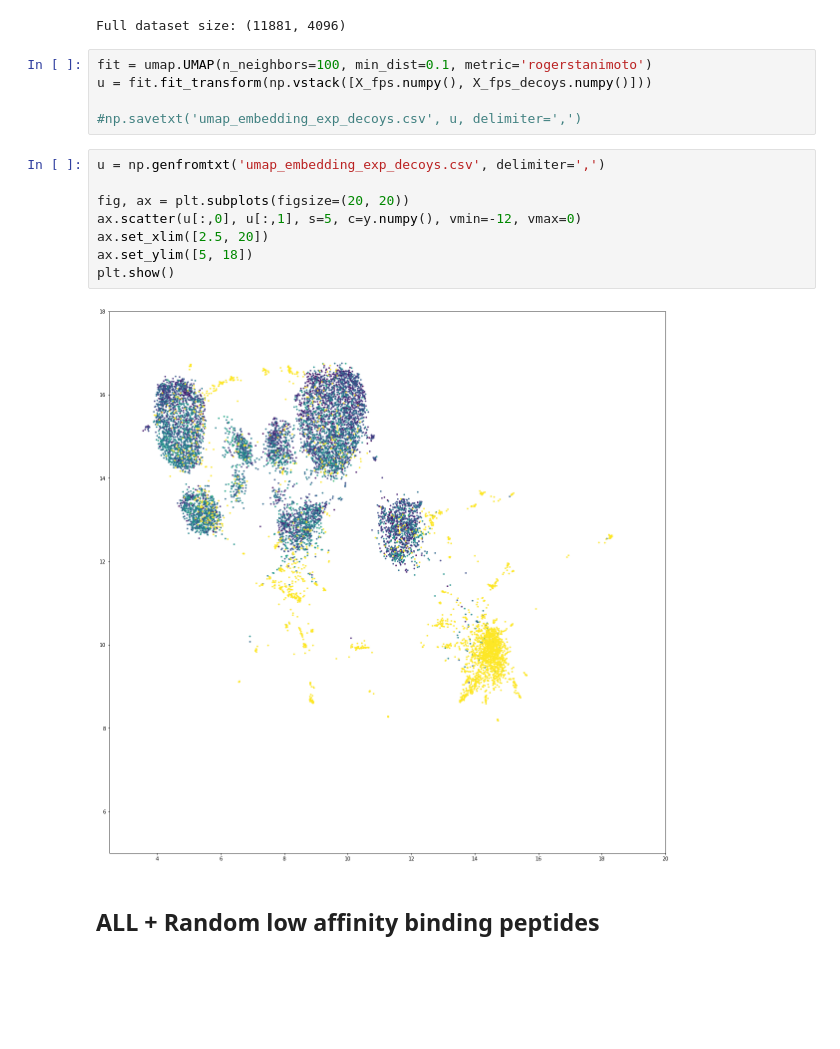
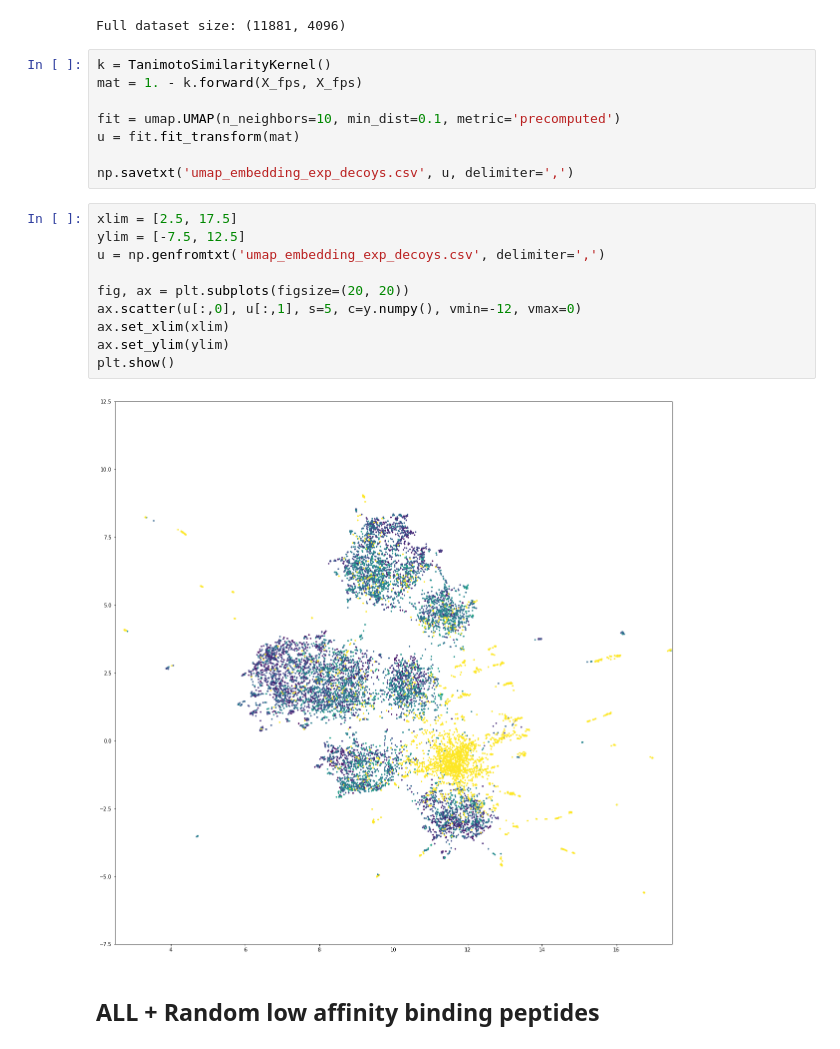
Before and after one commit to jeeberhardt/mobius, a Jupyter notebook: data/mhc/Untitled3.ipynb, the cells around one changed output. Cells and saved outputs as stored; diff of their text form; blank space fills up the shorter version.

Commit message:
Tried out a new kernel...too slow

```diff
--- a/data/mhc/Untitled3.ipynb
+++ b/data/mhc/Untitled3.ipynb
@@ -298,20 +527,25 @@ print('Full dataset size: (%d, %d)' % (X_fps.shape[0], X_fps.shape[1]))
 # %% [output]
 Full dataset size: (11881, 4096)
 # %%
-fit = umap.UMAP(n_neighbors=100, min_dist=0.1, metric='rogerstanimoto')
-u = fit.fit_transform(np.vstack([X_fps.numpy(), X_fps_decoys.numpy()]))
+k = TanimotoSimilarityKernel()
+mat = 1. - k.forward(X_fps, X_fps)
 
-#np.savetxt('umap_embedding_exp_decoys.csv', u, delimiter=',')
+fit = umap.UMAP(n_neighbors=10, min_dist=0.1, metric='precomputed')
+u = fit.fit_transform(mat)
+
+np.savetxt('umap_embedding_exp_decoys.csv', u, delimiter=',')
 # %%
+xlim = [2.5, 17.5]
+ylim = [-7.5, 12.5]
 u = np.genfromtxt('umap_embedding_exp_decoys.csv', delimiter=',')
 
 fig, ax = plt.subplots(figsize=(20, 20))
 ax.scatter(u[:,0], u[:,1], s=5, c=y.numpy(), vmin=-12, vmax=0)
-ax.set_xlim([2.5, 20])
-ax.set_ylim([5, 18])
+ax.set_xlim(xlim)
+ax.set_ylim(ylim)
 plt.show()
 # %% [output]
-[figure, old version]
+[figure, new version]
 # %% [markdown]
 ## ALL + Random low affinity binding peptides
 # %%
```
Also changed, not shown: parts of 17 cells of this notebook, 4 other files.
